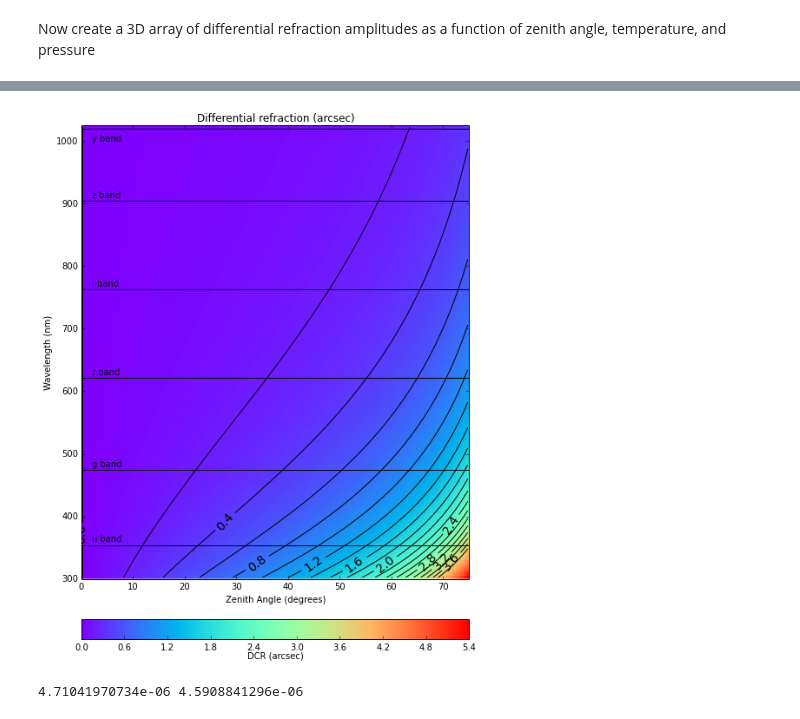
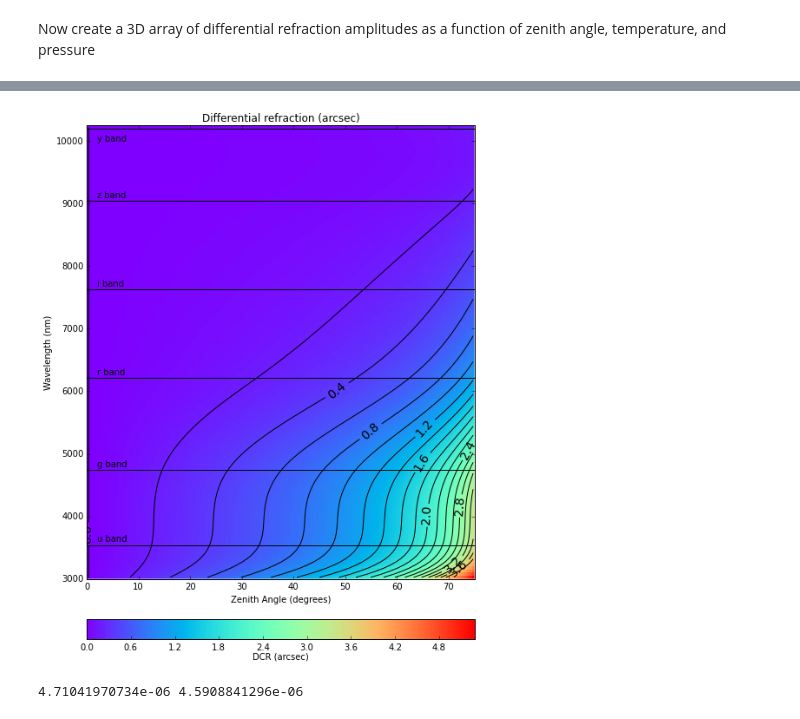
Before and after one commit to isullivan/LSST-DCR, a Jupyter notebook: DCR test code/DCR plots.ipynb, the cells around one changed output, grey strips where cells are left out. Drawn from its saved outputs; the diff is of its cells as text; code cells hidden in the pictures.

Commit message:
Update report with another reference, updated figure

```diff
--- a/DCR test code/DCR plots.ipynb
+++ b/DCR test code/DCR plots.ipynb
@@ -234,58 +216,61 @@ plt.show()
 # %%
-wavelength_delta = 5
-wavelength_min = 300.
-wavelength_max = 1025.
+wavelength_delta = 50
+wavelength_min = 3000.
+wavelength_max = 10250.
+
 wavelengths = (np.array(range(1+int((wavelength_max-wavelength_min)/wavelength_delta))) * wavelength_delta +
     wavelength_min)
 
-bandwidths = wavelengths * 0.2
-diff_refract_wavelengths = np.zeros([wavelengths.size, zenith_angles.size])
-for w_i in range(wavelengths.size):
-    diff_refract_wavelengths[w_i, :] = diff(zenith_angles, wavelength=wavelengths[w_i], bandwidth = bandwidths[w_i],
-            temperature = base_temp, atmospheric_pressure = base_pressure_atm)
+bandwidth_in = np.array([wavelength_min*(3950-3240)*2/(3950+3240), 3950-3240, 5520-4050, 6910-5520, 8180-6910, 9210-8180, 9970-9220, 1000])
+wavelength_in = np.array([wavelength_min*2,3950+3240, 5520+4050, 6910+5520, 8180+6910, 9210+8180, 9970+9220,wavelength_max*2])/2.0
+bandwidth_fn = interpolate.interp1d(wavelength_in, bandwidth_in, kind='cubic')
+bandwidths = bandwidth_fn(wavelengths)
+
+diff_refract_wavelengths = diff(wavelength=wavelengths, zenith_angle= zenith_angles,
+    bandwidth = bandwidths, temperature = base_temp, atmospheric_pressure = base_pressure_atm)
 
 X = zenith_angles
 Y = wavelengths
 Z = arcsec(diff_refract_wavelengths)
 
 x_min, x_max = minmax(X)
 y_min, y_max = minmax(Y)
 X, Y = np.meshgrid(X, Y)
 
 fig = plt.figure(figsize=(8,12))
 extent = [x_min, x_max, y_min, y_max]
 fig_show = plt.imshow(Z, interpolation='none', origin='lower', cmap=cm.rainbow, extent=extent)
 levels = np.arange(0, 4, 0.2)
 CS = plt.contour( Z, levels=levels, origin='lower', linewidths=1, colors='k', extent=extent)
 
 ax = fig.add_subplot(1,1,1)
 ax.set_aspect('auto')
 ax.set_xlabel('Zenith Angle (degrees)')
 ax.set_ylabel('Wavelength (nm)')
 plt.clabel(CS, levels[0::2], inline=1, fmt='%1.1f', fontsize=14, colors='k')
 
-ps = ax.plot(zenith_angles, np.zeros(zenith_angles.size) + 354.0,color='k')
-plt.text(2, 360, 'u band')
-ps = ax.plot(zenith_angles, np.zeros(zenith_angles.size) + 475.0,color='k')
-plt.text(2, 480, 'g band')
-ps = ax.plot(zenith_angles, np.zeros(zenith_angles.size) + 622.0,color='k')
-plt.text(2, 627, 'r band')
-ps = ax.plot(zenith_angles, np.zeros(zenith_angles.size) + 763.0,color='k')
-plt.text(2, 768, 'i band')
-ps = ax.plot(zenith_angles, np.zeros(zenith_angles.size) + 905.0,color='k')
-plt.text(2, 910, 'z band')
-ps = ax.plot(zenith_angles, np.zeros(zenith_angles.size) + 1020.0,color='k')
-plt.text(2, 1000, 'y band')
+ps = ax.plot(zenith_angles, np.zeros(zenith_angles.size) + 3540.0,color='k')
+plt.text(2, 3600, 'u band')
+ps = ax.plot(zenith_angles, np.zeros(zenith_angles.size) + 4750.0,color='k')
+plt.text(2, 4800, 'g band')
+ps = ax.plot(zenith_angles, np.zeros(zenith_angles.size) + 6220.0,color='k')
+plt.text(2, 6270, 'r band')
+ps = ax.plot(zenith_angles, np.zeros(zenith_angles.size) + 7630.0,color='k')
+plt.text(2, 7680, 'i band')
+ps = ax.plot(zenith_angles, np.zeros(zenith_angles.size) + 9050.0,color='k')
+plt.text(2, 9100, 'z band')
+ps = ax.plot(zenith_angles, np.zeros(zenith_angles.size) + 10200.0,color='k')
+plt.text(2, 10000, 'y band')
 
 ptitle=plt.title('Differential refraction (arcsec)')
 
 #cbaxes = fig.add_axes([0.1, 0.9, 0.0, 0.1])
 cbar=plt.colorbar(fig_show, orientation='horizontal', shrink=1, pad=0.07)
 cbar.set_label('DCR (arcsec)', labelpad=0, rotation=0)
 plt.savefig('DCR_ZA-wavelength.png',bbox_inches='tight')
 plt.show()
 # %% [output]
-[figure, old version]
+[figure, new version]
 # %%
 k_B=1.38064852 * 10**-23
 m=28.0*1.6749*10**-27
```
Also changed, not shown: parts of 11 cells of this notebook, 16 other files.
